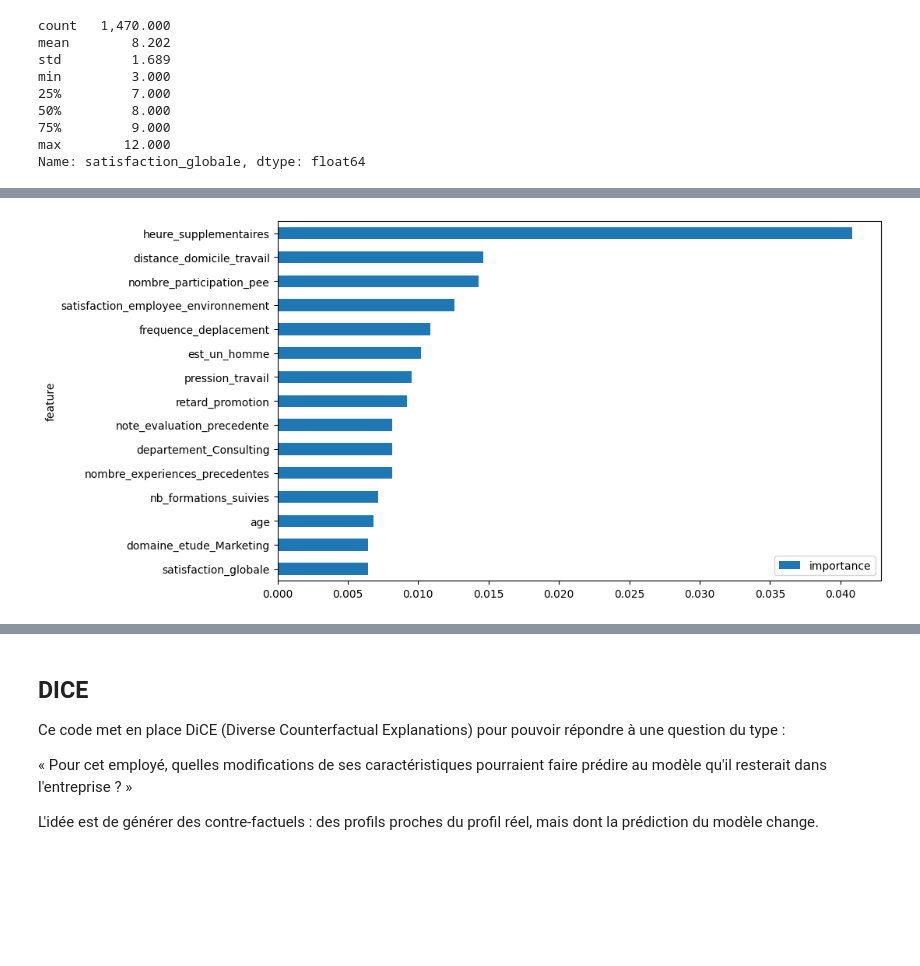
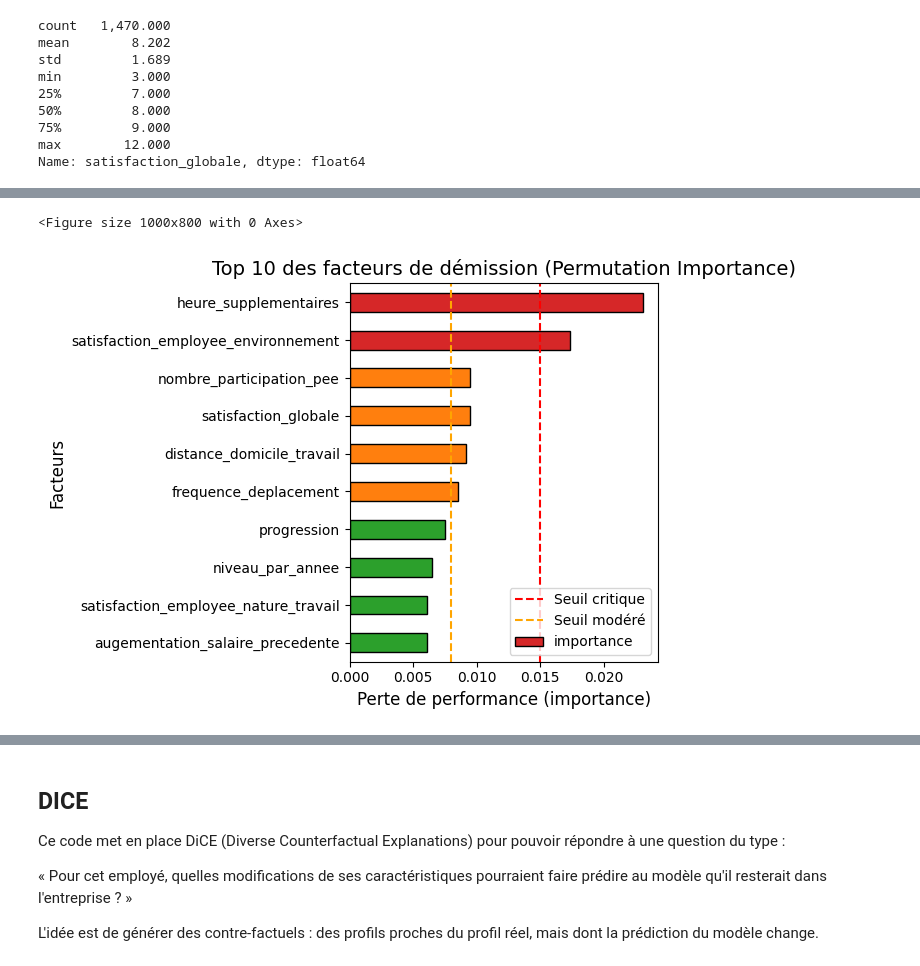
Before and after one commit to Ace4teaM/OCR-NovaTech, a Jupyter notebook: 3.modelisations.ipynb, the cells around one changed output, grey strips where cells are left out. Cells and saved outputs as stored; diff of their text form; code cells hidden in the pictures; blank space fills up the shorter version.

Commit message:
Améliore l'analyse des features importances

```diff
--- a/3.modelisations.ipynb
+++ b/3.modelisations.ipynb
@@ -654,7 +692,7 @@ class PassTrains:
 
         pd.set_option("display.float_format", "{:,.3f}".format)
 
-        print(global_metrics_df)
+        display(global_metrics_df)
 # %%
 # conserve la liste des passes réalisées
 passes:list[PassTrains]=[]
@@ -880,8 +946,9 @@ class FeatureEngineringPass(PassTrains):
             #"domaine_etude_Transformation Digitale",
             #"statut_marital_Divorcé(e)",
             "statut_marital_Marié(e)",
-            #"departement_Consulting",
-            #"departement_Ressources Humaines",
+            # redondant avec "poste"
+            "departement_Consulting",
+            "departement_Ressources Humaines",
             #"poste_Cadre Commercial",
             #"poste_Consultant",
             #"poste_Directeur Technique",
@@ -1546,16 +1764,6 @@ class FinalPass(ThresholdPass):
         super().init()
 
         initial = passes[0]
-
-        # assigne les paramètres optimaux à chaque modèle (si score meilleur)
-        for this_train in self.trains:
-            p = next((p for p in passes if isinstance(p, ScaleParamsPass)), None)
-            t = next((p for p in p.trains if p.model_name == this_train.model_name), None)
-            it = next((p for p in initial.trains if p.model_name == this_train.model_name), None)
-            if t and t.results["f1"] > it.results["f1"]:
-                print("Optimise les paramètres pour", this_train.model_name, "avec", t.params)
-                print()
-                this_train.params |= t.params
 
         # assigne les paramètres optimaux à chaque modèle (si score meilleur)
         for this_train in self.trains:
@@ -1573,7 +1781,7 @@ class FinalPass(ThresholdPass):
             self.df = p.df.copy()
             print("Choix des features engineering:")
             print("-------------------------------")
-            print(self.df.dtypes)
+            display(self.df.dtypes)
             print()
 
 passInst = FinalPass(
@@ -2103,12 +2480,29 @@ print(importance_df.head(10))
 # %%
-importance_df.head(15).plot.barh(
+import matplotlib.pyplot as plt
+
+# Graphique des importances
+plt.figure(figsize=(10, 8))
+colors = ['#d62728' if i < 2 else '#ff7f0e' if i < 6 else '#2ca02c' for i in range(10)]
+
+importance_df.head(10).plot.barh(
     x="feature",
     y="importance",
-    figsize=(10, 6)
+    legend=False,
+    color=colors,
+    edgecolor='black'
 )
+
+plt.title("Top 10 des facteurs de démission (Permutation Importance)", fontsize=14)
+plt.xlabel("Perte de performance (importance)", fontsize=12)
+plt.ylabel("Facteurs", fontsize=12)
+plt.axvline(x=0.015, color='red', linestyle='--', label='Seuil critique')
+plt.axvline(x=0.008, color='orange', linestyle='--', label='Seuil modéré')
 plt.gca().invert_yaxis()
+plt.legend()
+plt.tight_layout()
 plt.show()
 # %% [output]
+<Figure size 1000x800 with 0 Axes>
-[figure, old version]
+[figure, new version]
 # %% [markdown]
 Ce graphique répond à la question suivante:
```
Also changed, not shown: parts of 58 cells of this notebook.
